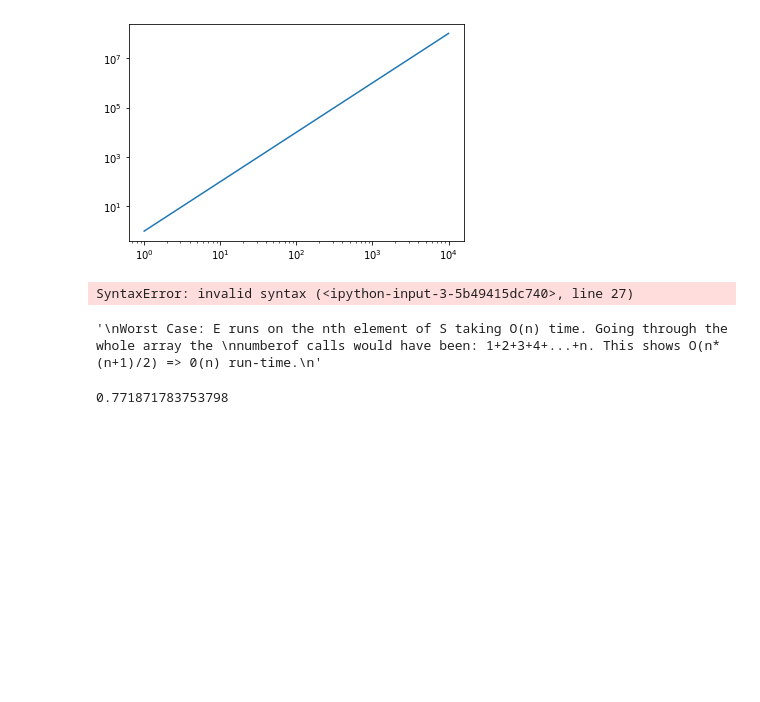
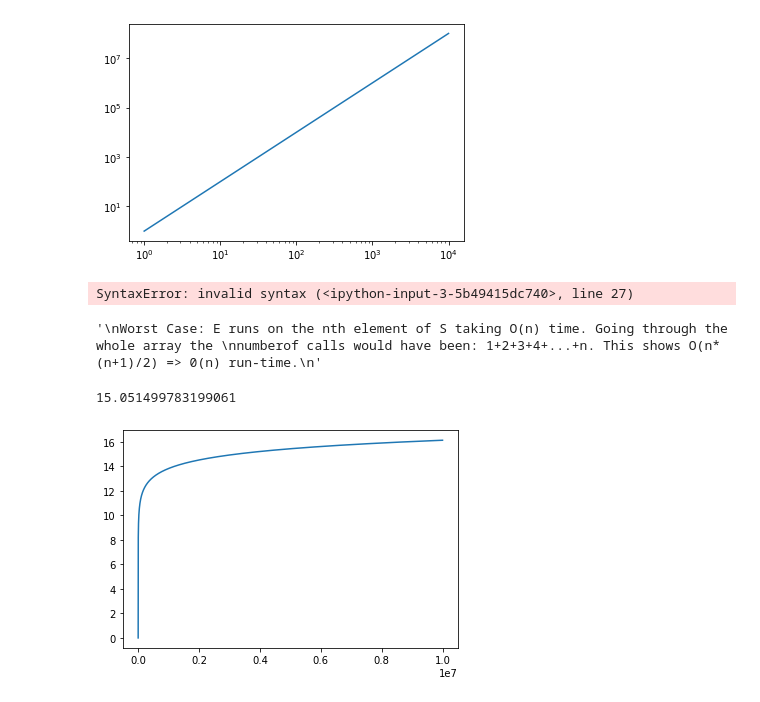
Before and after one commit to Khubaib14/Data-Structures-and-Algorithms-in-Python, a Jupyter notebook: Chapter 3 Algorithm Analysis.ipynb, the cells around one changed output. Saved outputs shown, nothing was run; the diff lists cells and outputs as text; code cells hidden in the pictures; blank space fills up the shorter version.

```diff
--- a/Chapter 3 Algorithm Analysis.ipynb
+++ b/Chapter 3 Algorithm Analysis.ipynb
@@ -449,15 +449,7 @@ numberof calls would have been: 1+2+3+4+...+n. This shows O(n*(n+1)/2) => 0(n) r
 # %% [output]
 '\nWorst Case: E runs on the nth element of S taking O(n) time. Going through the whole array the \nnumberof calls would have been: 1+2+3+4+...+n. This shows O(n*(n+1)/2) => 0(n) run-time.\n'
 # %%
-# R-3.33 [UNSOLVED]
-
-"""
-Al and Bob are arguing about their algorithms. Al claims his O(nlog n)-
-time method is always faster than Bob’s O(n2)-time method. To settle the
-issue, they perform a set of experiments. To Al’s dismay, they find that if
-n < 100, the O(n2)-time algorithm runs faster, and only when n ≥ 100 is
-the O(nlog n)-time one better. Explain how this is possible.
-"""
+# R-3.33
 
 """
 The O(n) notation or the big-oh takes into account only the worst case run-time. f(n) <= c*g(n).
@@ -472,10 +464,42 @@ a/b = n/logn
 a = 15.05*b
 
 From the above set of equations, we see that time taken by algorithm A is 15 times the time taken by B.
-Hen
+As the number of calls increase further, algorithm B will turn out to be faster.
 """
 
 from math import log2
-100/log2(1000000000000000000000000000000000000000)
+100/log2(100)
 # %% [output]
-0.771871783753798
+15.051499783199061
+# %%
+# R-3.34
+
+"""
+There is a well-known city (which will go nameless here) whose inhabitants
+have the reputation of enjoying a meal only if that meal is the best
+they have ever experienced in their life. Otherwise, they hate it. Assuming
+meal quality is distributed uniformly across a person’s life, describe
+the expected number of times inhabitants of this city are happy with their
+meals?
+"""
+
+"""
+Out of n number of meals, the very best meal can be only 1. The probability of such a meal will then
+be 1/n.
+
+The sum of such good meal occurences will be sum of all (1/n)s. Integral of 1/x is ln x
+( I dropped the c).
+
+Below is a plot of ln x.
+"""
+
+from math import log
+
+x = [i for i in range(1,100000)]
+y = list(map(lambda x: log(x), x))
+
+plt.plot(x,y)
+
+plt.show()
+# %% [output]
+[figure, added]
```
